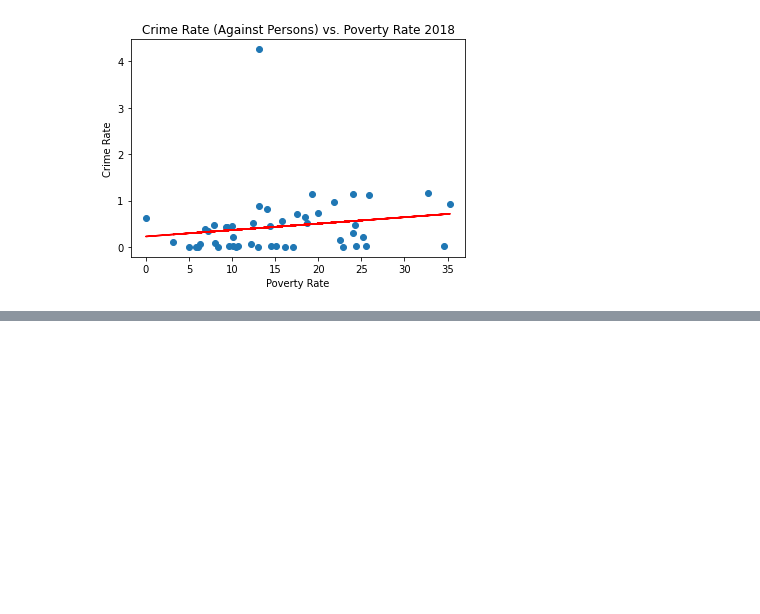
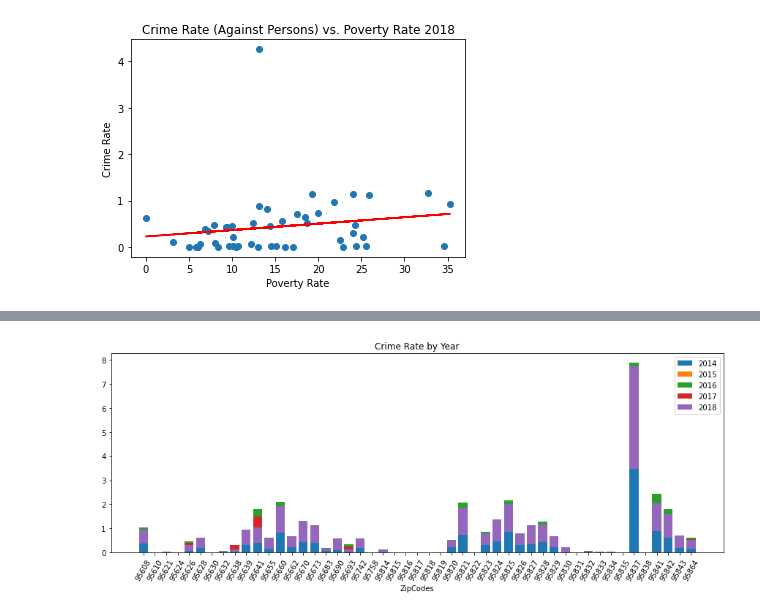
Before and after one commit to sean-galloway/Crime_and_Poverty, a Jupyter notebook: ScatterRegress_CrimeRate_HV_PV.ipynb, the cells around one changed output, grey strips where cells are left out. Saved outputs shown, nothing was run; the diff lists cells and outputs as text; code cells hidden in the pictures; blank space fills up the shorter version.

```diff
--- a/ScatterRegress_CrimeRate_HV_PV.ipynb
+++ b/ScatterRegress_CrimeRate_HV_PV.ipynb
@@ -151,0 +186,18 @@ plt.show()
+# %%
+# Bar graph of crime rate by year to expose the obvious outlier
+plt.figure(figsize=(15, 5))
+xpos = np.arange(len(mp_df["2014"]["ZipCode"]))
+
+plt.bar(xpos, mp_df["2014"]["Crime Rate"], align="center", label="2014")
+plt.bar(xpos, mp_df["2015"]["Crime Rate"], align="center", bottom=mp_df["2014"]["Crime Rate"], label="2015")
+plt.bar(xpos, mp_df["2016"]["Crime Rate"], align="center", bottom=mp_df["2014"]["Crime Rate"], label="2016")
+plt.bar(xpos, mp_df["2017"]["Crime Rate"], align="center", bottom=mp_df["2014"]["Crime Rate"], label="2017")
+plt.bar(xpos, mp_df["2018"]["Crime Rate"], align="center", bottom=mp_df["2014"]["Crime Rate"], label="2018")
+
+plt.xticks(xpos, mp_df["2014"]["ZipCode"], rotation=60)
+plt.title("Crime Rate by Year")
+plt.xlabel("ZipCodes")
+plt.legend()
+plt.show()
+# %% [output]
+[figure, added]
```
Also changed, not shown: parts of 10 cells of this notebook, 1 other file.
